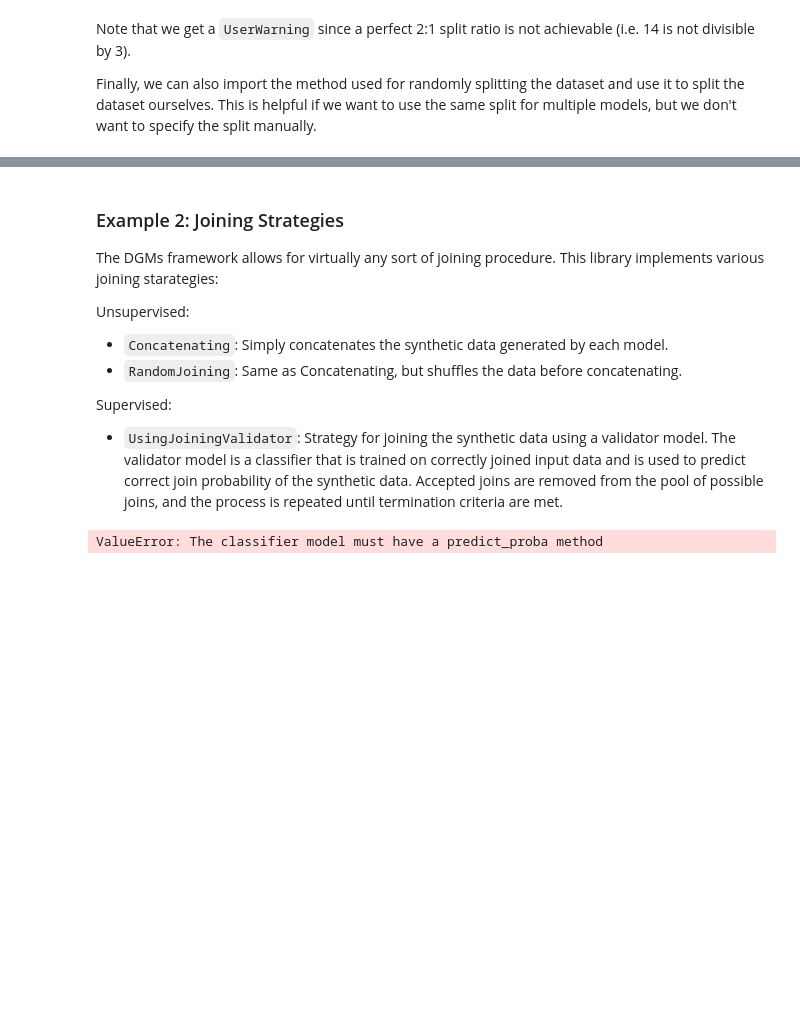
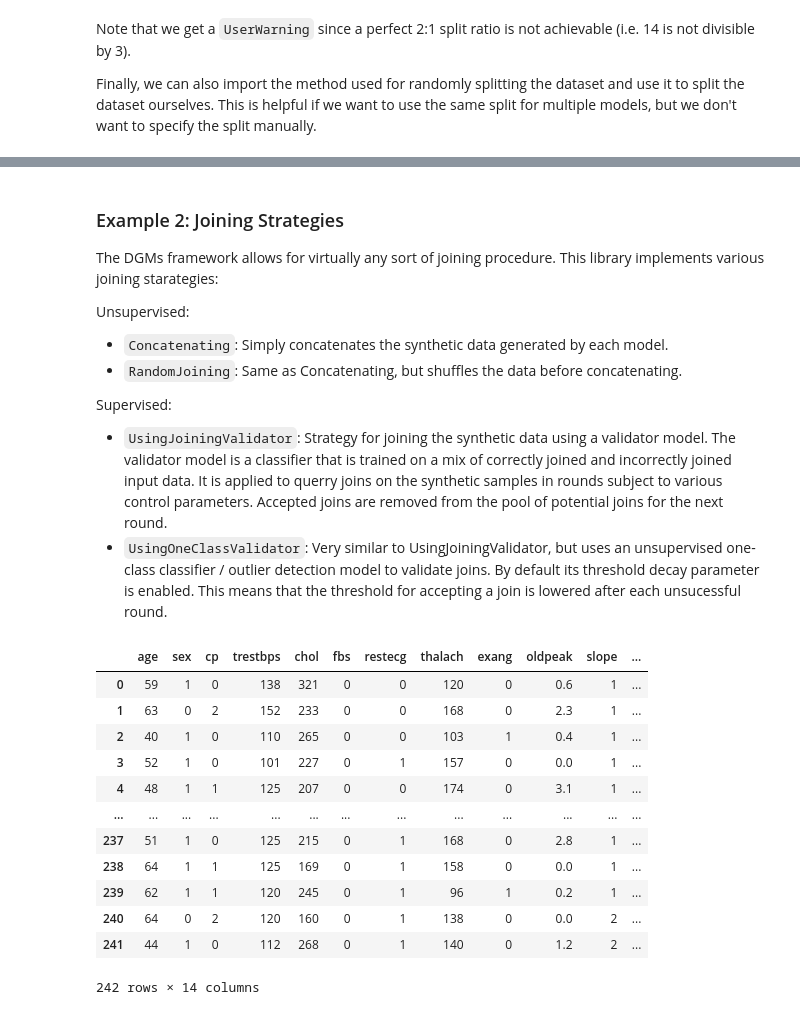
Before and after one commit to notna07/disjoint-synthetic-data-generation, a Jupyter notebook: 00_tutorial.ipynb, the cells around one changed output, grey strips where cells are left out. Cells and saved outputs as stored; diff of their text form; code cells hidden in the pictures; blank space fills up the shorter version.

Commit message:
early stopping and threshold decay

````diff
--- a/00_tutorial.ipynb
+++ b/00_tutorial.ipynb
@@ -86,7 +86,8 @@ Unsupervised:
 - ```RandomJoining```: Same as Concatenating, but shuffles the data before concatenating.
 
 Supervised:
-- ```UsingJoiningValidator```: Strategy for joining the synthetic data using a validator model. The validator model is a classifier that is trained on correctly joined input data and is used to predict correct join probability of the synthetic data. Accepted joins are removed from the pool of possible joins, and the process is repeated until termination criteria are met.
+- ```UsingJoiningValidator```: Strategy for joining the synthetic data using a validator model. The validator model is a classifier that is trained on a mix of correctly joined and incorrectly joined input data. It is applied to querry joins on the synthetic samples in rounds subject to various control parameters. Accepted joins are removed from the pool of potential joins for the next round.
+- ```UsingOneClassValidator```: Very similar to UsingJoiningValidator, but uses an unsupervised one-class classifier / outlier detection model to validate joins. By default its threshold decay parameter is enabled. This means that the threshold for accepting a join is lowered after each unsucessful round.
 # %%
 # Imports
 import pandas as pd
@@ -99,16 +97,26 @@ from disjoint_generative_model.utils.joining_strategies import UsingJoiningValid
 # %%
 # Load the training data
 df_train = pd.read_csv('experiments/datasets/heart_train.csv')
 
 
 gms = {'synthpop': 2, 'privbayes': 1}
 
-OCSVM = OneClassSVM(kernel='rbf', nu=0.01)
-JS = UsingJoiningValidator(JoiningValidator(OCSVM, threshold=0.5), patience=5)
+JS = UsingOneClass()
+dgms1 = DisjointGenerativeModels(df_train, gms, joining_strategy=JS)
 
-dgms = DisjointGenerativeModels(df_train, gms, joining_strategy=JS)
-
-df_syn = dgms.fit_generate()
-df_syn
+df_syn1 = dgms1.fit_generate()
+df_syn1
 # %% [output]
+|  | age | sex | cp | trestbps | chol | fbs | restecg | thalach | exang | oldpeak | slope | ... |
+| 0 | 59 | 1 | 0 | 138 | 321 | 0 | 0 | 120 | 0 | 0.6 | 1 | ... |
+| 1 | 63 | 0 | 2 | 152 | 233 | 0 | 0 | 168 | 0 | 2.3 | 1 | ... |
+| 2 | 40 | 1 | 0 | 110 | 265 | 0 | 0 | 103 | 1 | 0.4 | 1 | ... |
+| 3 | 52 | 1 | 0 | 101 | 227 | 0 | 1 | 157 | 0 | 0.0 | 1 | ... |
+| 4 | 48 | 1 | 1 | 125 | 207 | 0 | 0 | 174 | 0 | 3.1 | 1 | ... |
+| ... | ... | ... | ... | ... | ... | ... | ... | ... | ... | ... | ... | ... |
+| 237 | 51 | 1 | 0 | 125 | 215 | 0 | 1 | 168 | 0 | 2.8 | 1 | ... |
+| 238 | 64 | 1 | 1 | 125 | 169 | 0 | 1 | 158 | 0 | 0.0 | 1 | ... |
+| 239 | 62 | 1 | 1 | 120 | 245 | 0 | 1 | 96 | 1 | 0.2 | 1 | ... |
+| 240 | 64 | 0 | 2 | 120 | 160 | 0 | 1 | 138 | 0 | 0.0 | 2 | ... |
+| 241 | 44 | 1 | 0 | 112 | 268 | 0 | 1 | 140 | 0 | 1.2 | 2 | ... |
-ValueError: The classifier model must have a predict_proba method
+242 rows × 14 columns
````
Also changed, not shown: parts of 6 cells of this notebook, 2 other files.
